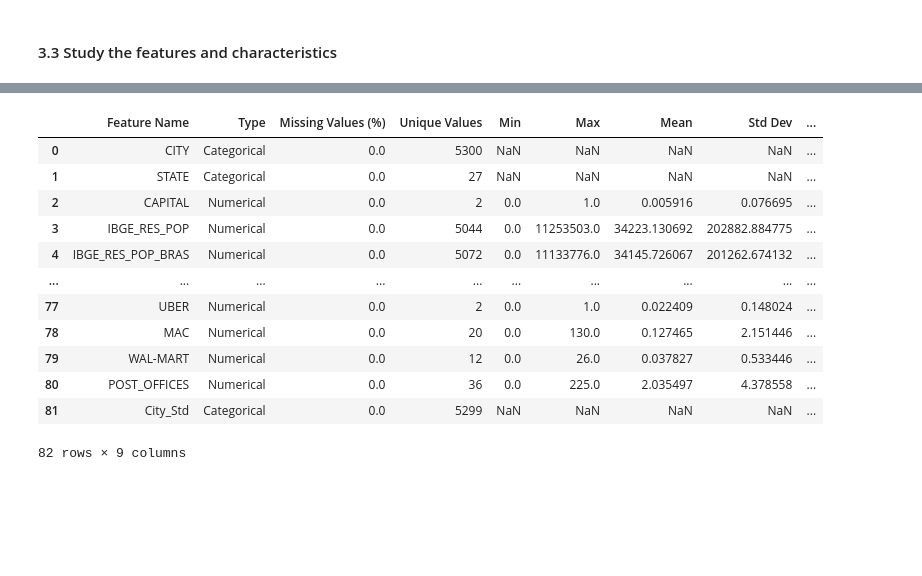
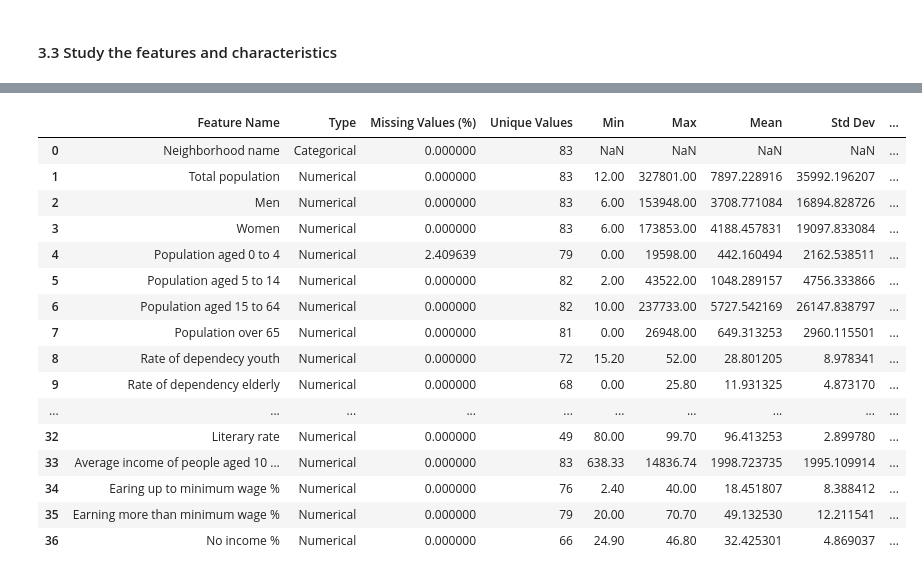
Before and after one commit to dragoselul/MAL1, a Jupyter notebook: Assignment-7/7.Final Assignment.ipynb, the cells around one changed output, grey strips where cells are left out. Saved outputs shown, nothing was run; the diff lists cells and outputs as text; code cells hidden in the pictures; blank space fills up the shorter version.

```diff
--- a/Assignment-7/7.Final Assignment.ipynb
+++ b/Assignment-7/7.Final Assignment.ipynb
@@ -135,13 +137,38 @@ df_neighbourhoods = pd.read_csv('neighbourhoods/Vitoria_Economic_Data.csv')
+# %%
+df_appointments = pd.read_csv('healthcare-noshow/healthcare_noshows_appt.csv', thousands=',')
+df_neighbourhoods = pd.read_csv('neighbourhoods/Vitoria_Economic_Data.csv', thousands=',')
+with open('neighbourhoods/vitoria_neighbourhoods_geodata.json', 'r', encoding='utf-8') as f:
+    geodata_neighbourhoods = json.load(f)
+    # Minor cleaning steps:
+df_neighbourhoods_cleaned = df_neighbourhoods.copy()
+df_appointments_cleaned = df_appointments.copy()
+
+columns_to_clean = ['Population aged 0 to 4']
+
+df_neighbourhoods_cleaned[columns_to_clean] = df_neighbourhoods[columns_to_clean].replace('-', 0).apply(pd.to_numeric, errors='coerce')
 # %% [markdown]
 #### 3.3 Study the features and characteristics
 # %%
+# Features study
 def study_features(df):
+    feature_types: dict[str, str] = {}
     feature_summary = []
     for column in df.columns:
         col_type = df[column].dtype
-        feature_type = (
-            "Categorical" if col_type == "object" else "Numerical"
-        ) if col_type in ["object", "int64", "float64"] else "Other"
+
+        # Check for every possible number type:
+        if np.issubdtype(col_type, np.number):
+            feature_type = "Numerical"
+        elif col_type == "object":
+            if len(df[column].unique()) == 2:
+                feature_type = "Binary"
+            else:
+                feature_type = "Categorical"
+        else:
+            if len(df[column].unique()) == 2:
+                feature_type = "Binary"
+            else:
+                feature_type = "Other"
 
         # Feature analysis
         feature_info = {
@@ -168,15 +195,16 @@ def study_features(df):
             feature_info["Outliers (Count)"] = len(outliers)
 
         feature_summary.append(feature_info)
+        feature_types[column] = feature_type
 
-    return pd.DataFrame(feature_summary)
+    return pd.DataFrame(feature_summary), feature_types
 
-healthcare_feature_summary = study_features(df_appointments)
+# Analyze the datasets
+healthcare_feature_summary, healthcare_feature_type = study_features(df_appointments_cleaned)
 display(healthcare_feature_summary)
 
-# Analyze the cities dataset
-cities_feature_summary = study_features(df_cities)
-display(cities_feature_summary)
+neighbourhoods_feature_summary, neighbourhoods_feature_type = study_features(df_neighbourhoods_cleaned)
+display(neighbourhoods_feature_summary)
 # %% [output]
 |  | Feature Name | Type | Missing Values (%) | Unique Values | Min | Max | Mean | Std Dev | ... |
 | 0 | PatientId | Numerical | 0.0 | 60270 | 3.921784e+04 | 9.999816e+14 | 1.472814e+14 | 2.558267e+14 | ... |
@@ -196,14 +224,18 @@ display(cities_feature_summary)
 | 14 | Date.diff | Numerical | 0.0 | 131 | -6.000000e+00 | 1.790000e+02 | 1.016672e+01 | 1.526351e+01 | ... |
 |  | Feature Name | Type | Missing Values (%) | Unique Values | Min | Max | Mean | Std Dev | ... |
-| 0 | CITY | Categorical | 0.0 | 5300 | NaN | NaN | NaN | NaN | ... |
-| 1 | STATE | Categorical | 0.0 | 27 | NaN | NaN | NaN | NaN | ... |
-| 2 | CAPITAL | Numerical | 0.0 | 2 | 0.0 | 1.0 | 0.005916 | 0.076695 | ... |
-| 3 | IBGE_RES_POP | Numerical | 0.0 | 5044 | 0.0 | 11253503.0 | 34223.130692 | 202882.884775 | ... |
-| 4 | IBGE_RES_POP_BRAS | Numerical | 0.0 | 5072 | 0.0 | 11133776.0 | 34145.726067 | 201262.674132 | ... |
+| 0 | Neighborhood name | Categorical | 0.000000 | 83 | NaN | NaN | NaN | NaN | ... |
+| 1 | Total population | Numerical | 0.000000 | 83 | 12.00 | 327801.00 | 7897.228916 | 35992.196207 | ... |
+| 2 | Men | Numerical | 0.000000 | 83 | 6.00 | 153948.00 | 3708.771084 | 16894.828726 | ... |
+| 3 | Women | Numerical | 0.000000 | 83 | 6.00 | 173853.00 | 4188.457831 | 19097.833084 | ... |
+| 4 | Population aged 0 to 4 | Numerical | 2.409639 | 79 | 0.00 | 19598.00 | 442.160494 | 2162.538511 | ... |
+| 5 | Population aged 5 to 14 | Numerical | 0.000000 | 82 | 2.00 | 43522.00 | 1048.289157 | 4756.333866 | ... |
+| 6 | Population aged 15 to 64 | Numerical | 0.000000 | 82 | 10.00 | 237733.00 | 5727.542169 | 26147.838797 | ... |
+| 7 | Population over 65 | Numerical | 0.000000 | 81 | 0.00 | 26948.00 | 649.313253 | 2960.115501 | ... |
+| 8 | Rate of dependecy youth | Numerical | 0.000000 | 72 | 15.20 | 52.00 | 28.801205 | 8.978341 | ... |
+| 9 | Rate of dependency elderly | Numerical | 0.000000 | 68 | 0.00 | 25.80 | 11.931325 | 4.873170 | ... |
 | ... | ... | ... | ... | ... | ... | ... | ... | ... | ... |
-| 77 | UBER | Numerical | 0.0 | 2 | 0.0 | 1.0 | 0.022409 | 0.148024 | ... |
-| 78 | MAC | Numerical | 0.0 | 20 | 0.0 | 130.0 | 0.127465 | 2.151446 | ... |
-| 79 | WAL-MART | Numerical | 0.0 | 12 | 0.0 | 26.0 | 0.037827 | 0.533446 | ... |
-| 80 | POST_OFFICES | Numerical | 0.0 | 36 | 0.0 | 225.0 | 2.035497 | 4.378558 | ... |
-| 81 | City_Std | Categorical | 0.0 | 5299 | NaN | NaN | NaN | NaN | ... |
+| 32 | Literary rate | Numerical | 0.000000 | 49 | 80.00 | 99.70 | 96.413253 | 2.899780 | ... |
+| 33 | Average income of people aged 10 ... | Numerical | 0.000000 | 83 | 638.33 | 14836.74 | 1998.723735 | 1995.109914 | ... |
+| 34 | Earing up to minimum wage % | Numerical | 0.000000 | 76 | 2.40 | 40.00 | 18.451807 | 8.388412 | ... |
+| 35 | Earning more than minimum wage % | Numerical | 0.000000 | 79 | 20.00 | 70.70 | 49.132530 | 12.211541 | ... |
+| 36 | No income % | Numerical | 0.000000 | 66 | 24.90 | 46.80 | 32.425301 | 4.869037 | ... |
-82 rows × 9 columns
```
Also changed, not shown: parts of 22 cells of this notebook, 2 other files.
